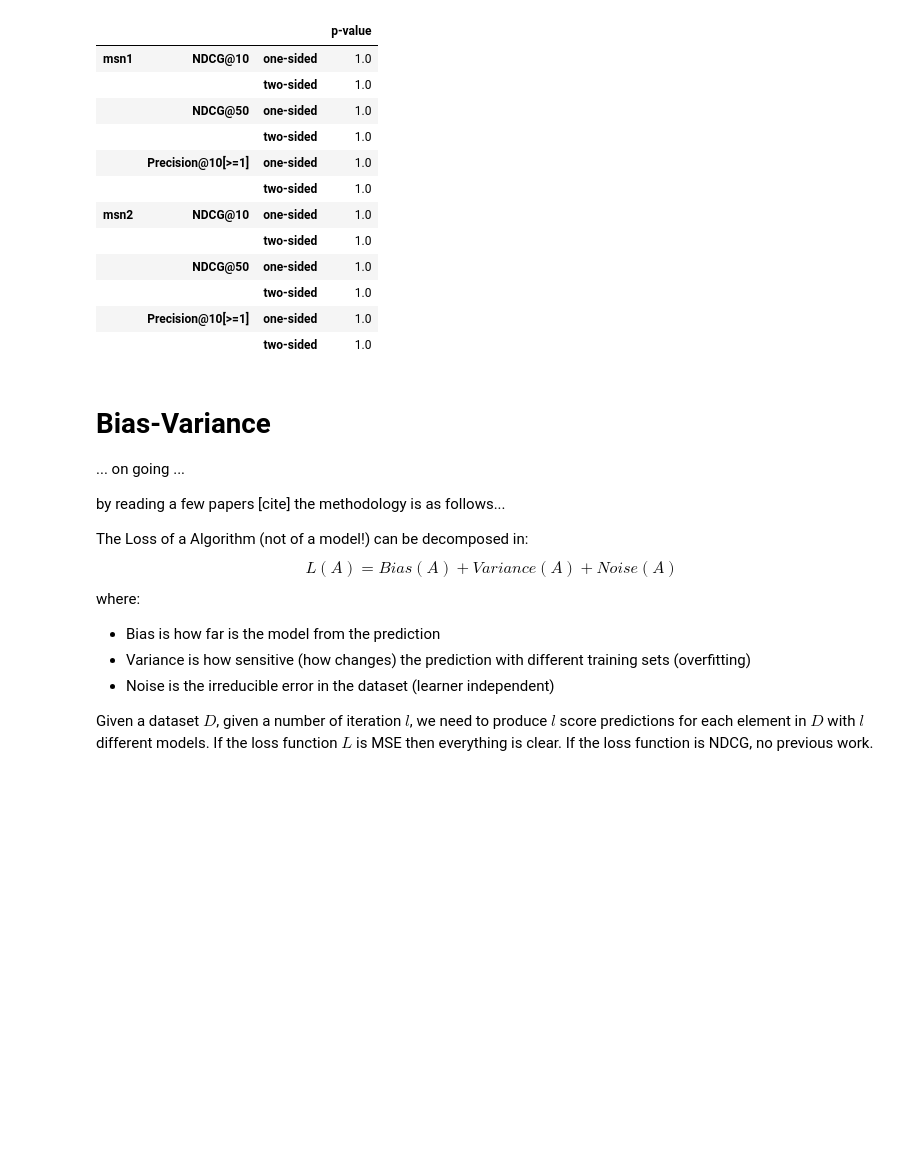
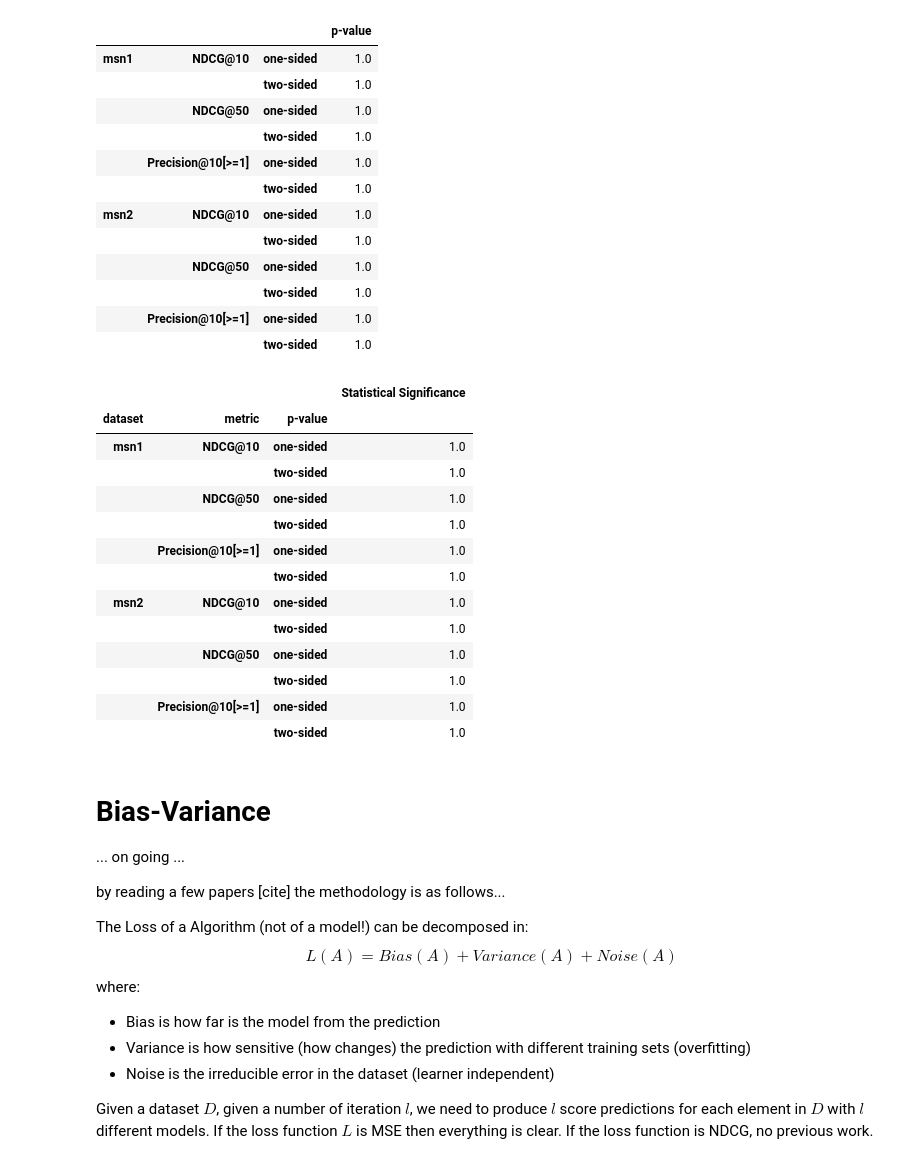
Before and after one commit to hpclab/rankeval, a Jupyter notebook: notebooks/RankEval - Statistical Analysis.ipynb, the cells around one changed output. Drawn from its saved outputs; the diff is of its cells as text; code cells hidden in the pictures; blank space fills up the shorter version.

```diff
--- a/notebooks/RankEval - Statistical Analysis.ipynb
+++ b/notebooks/RankEval - Statistical Analysis.ipynb
@@ -67,6 +67,23 @@ xarray3D_to_dataframe(stat_sig)
 |  |  | two-sided | 1.0 |
 |  | Precision@10[>=1] | one-sided | 1.0 |
 |  |  | two-sided | 1.0 |
+# %%
+stat_sig.to_dataframe()
+# %% [output]
+|  |  |  | Statistical Significance |
+| dataset | metric | p-value |  |
+| msn1 | NDCG@10 | one-sided | 1.0 |
+|  |  | two-sided | 1.0 |
+|  | NDCG@50 | one-sided | 1.0 |
+|  |  | two-sided | 1.0 |
+|  | Precision@10[>=1] | one-sided | 1.0 |
+|  |  | two-sided | 1.0 |
+| msn2 | NDCG@10 | one-sided | 1.0 |
+|  |  | two-sided | 1.0 |
+|  | NDCG@50 | one-sided | 1.0 |
+|  |  | two-sided | 1.0 |
+|  | Precision@10[>=1] | one-sided | 1.0 |
+|  |  | two-sided | 1.0 |
 # %% [markdown]
 # Bias-Variance
 
```
Also changed, not shown: 2 other files.
